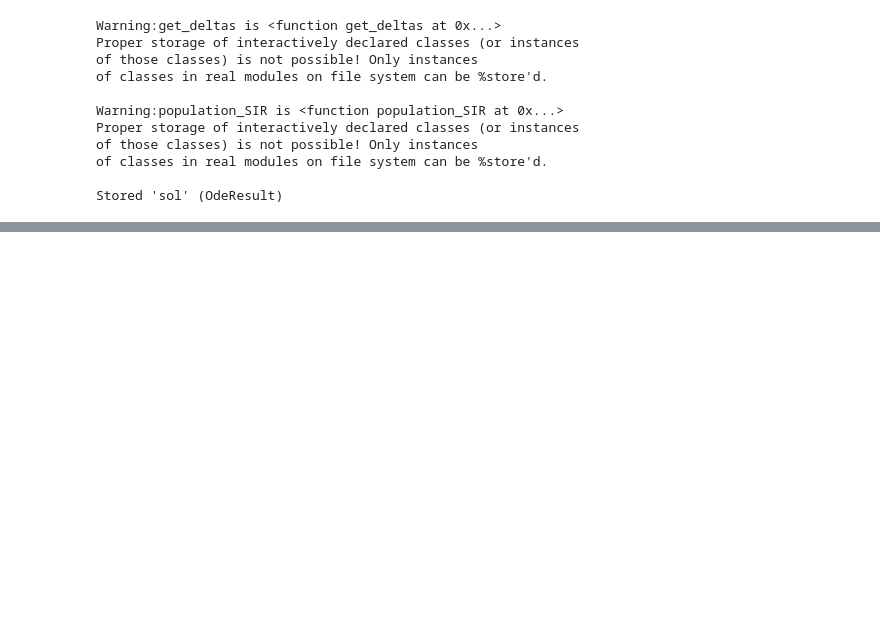
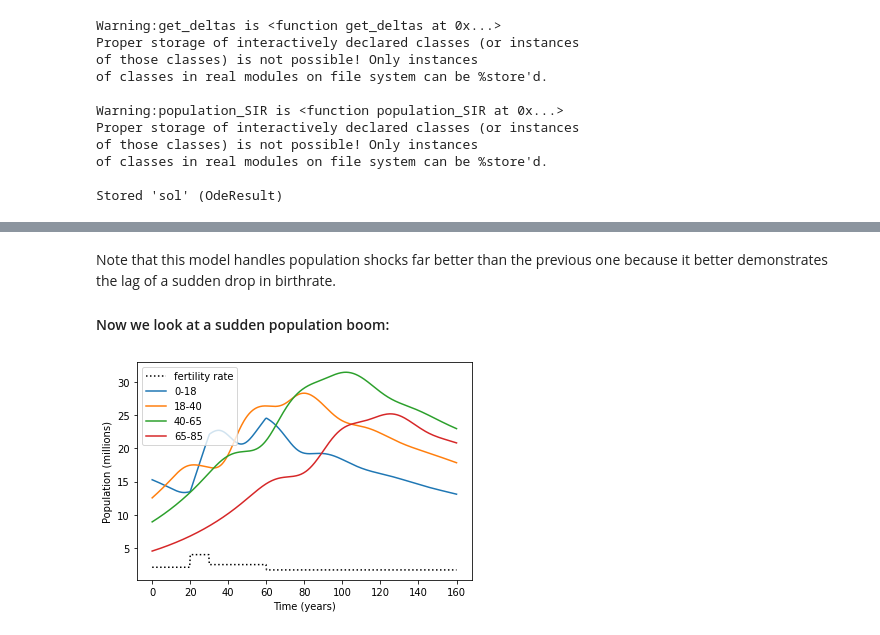
Before and after one commit to addmelo/volume4-project, a Jupyter notebook: Volume4Project.ipynb, the cells around one changed output, grey strips where cells are left out. Cells and saved outputs as stored; diff of their text form; code cells hidden in the pictures; blank space fills up the shorter version.

```diff
--- a/Volume4Project.ipynb
+++ b/Volume4Project.ipynb
@@ -110,0 +210,31 @@ Stored 'sol' (OdeResult)
+# %% [markdown]
+Note that this model handles population shocks far better than the previous one because it better demonstrates the lag of a sudden drop in birthrate.
+
+
+#### Now we look at a sudden population boom:
+# %%
+life_expect = 85
+def fertility_rate(t):
+    #Either a constant, or a function with respect to time
+    return 2.1 + 1.9*(t>=20)-1.5*(t>=30) - .8*(t>=60)
+# Here we initialize the ode function to solve
+ode = population_SIR_granular(fertility_rate=fertility_rate,life_expectancy=life_expect)
+
+ts = np.linspace(0,160,512)
+# Here we set the initial population
+x0 = np.exp(-.02*np.arange(life_expect))
+
+sol =solve_ivp(ode,(0,160),x0,t_eval=ts)
+# Here consolidate the ages into age brackets, to make the data more visible
+# Grouping the age brackets will also make it easier for our model
+values,labels = consolidate_age_groups(sol.y,return_labels=True)
+
+# Here we plot the results
+plt.plot(sol.t,fertility_rate(sol.t),":k",label = "fertility rate")
+plt.plot(sol.t,values.T,label = labels)
+plt.legend()
+plt.xlabel("Time (years)")
+plt.ylabel("Population (millions)")
+plt.show()
+# %% [output]
+[figure, added]
```
Also changed, not shown: parts of 7 cells of this notebook.
